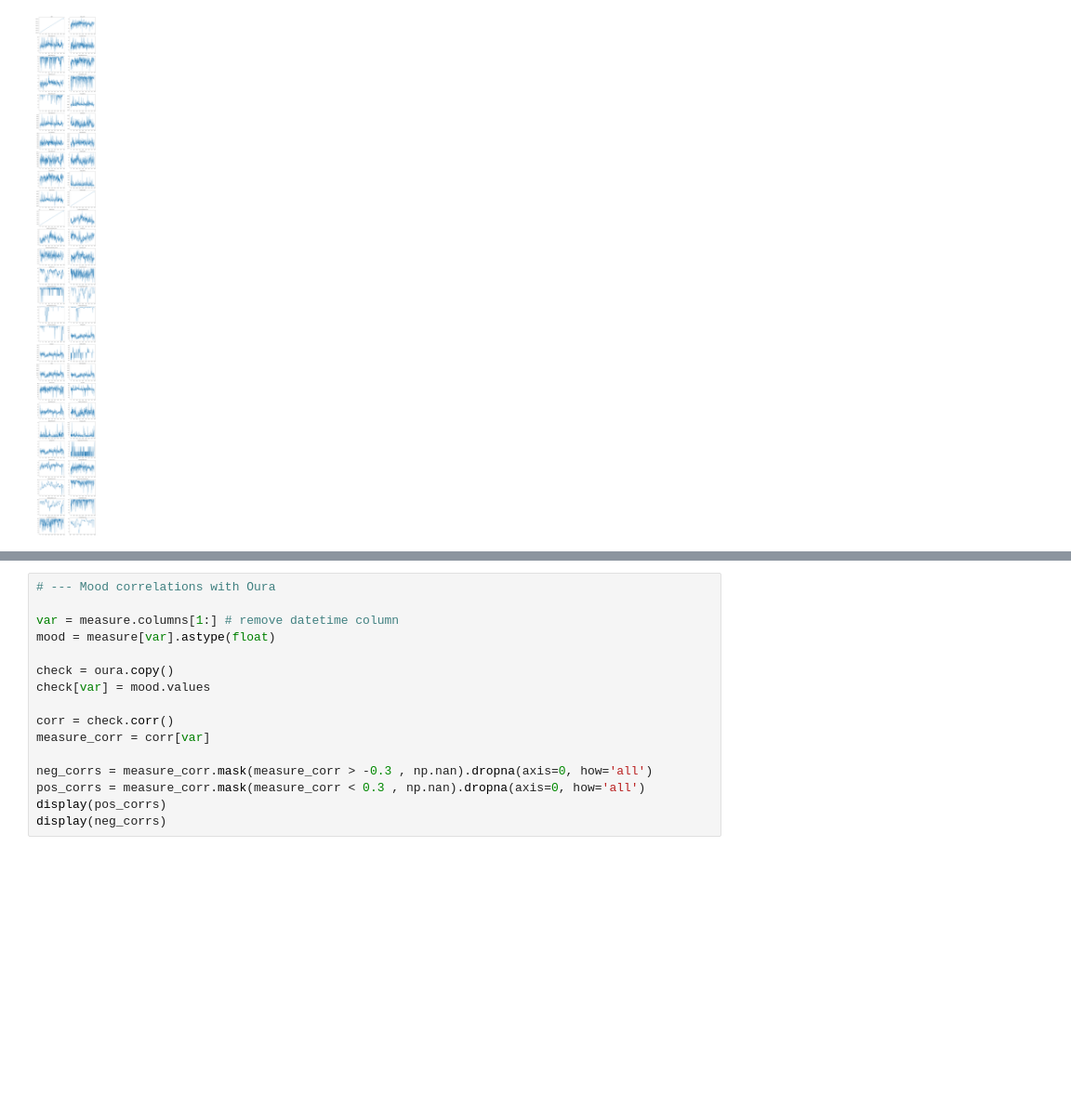
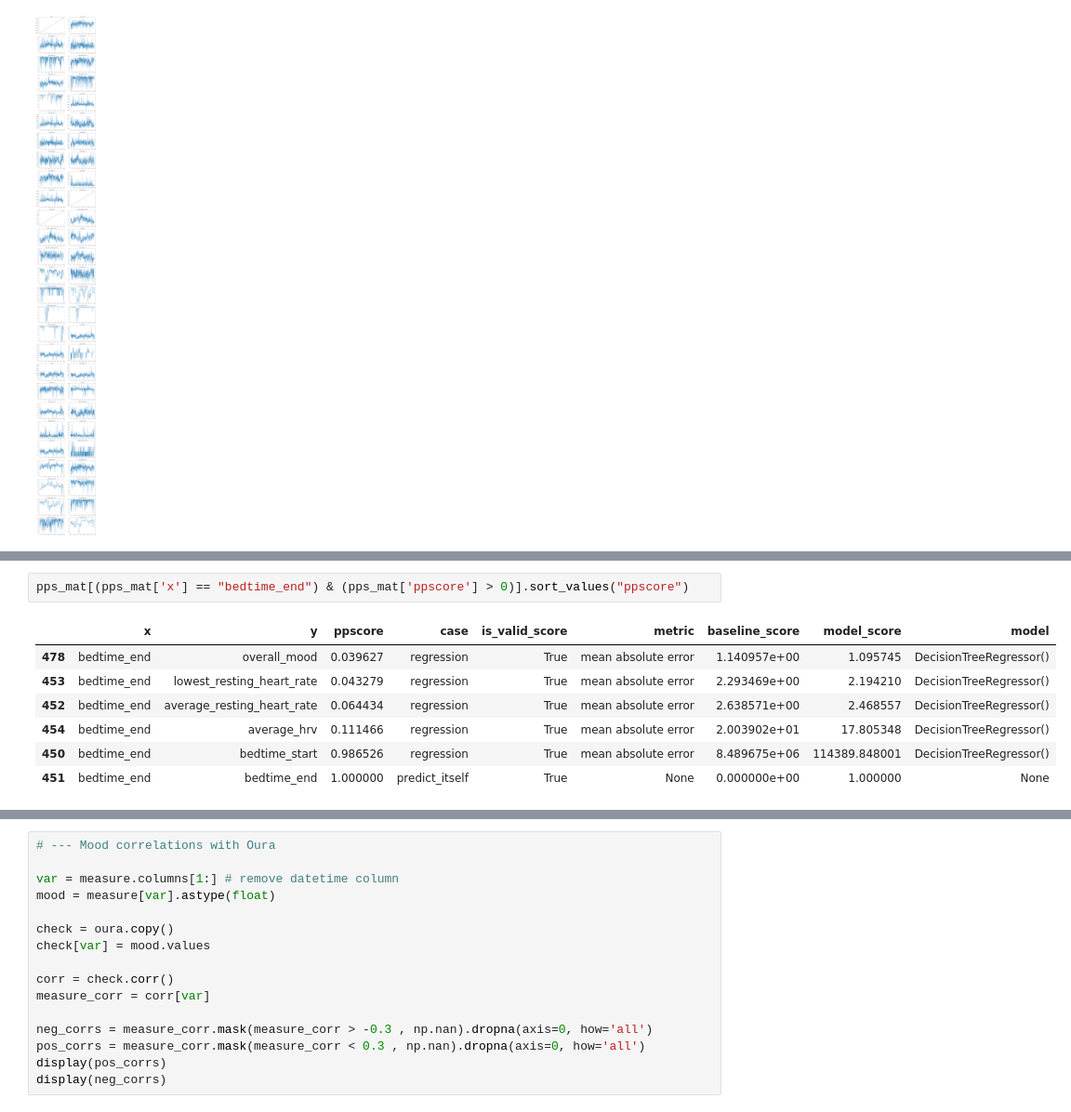
Before and after one commit to jthk1618/coffee-hypothesis, a Jupyter notebook: oura_data_analysis.ipynb, the cells around one changed output, grey strips where cells are left out. Shown at 93% size. Drawn from its saved outputs; the diff is of its cells as text; blank space fills up the shorter version.

```diff
--- a/oura_data_analysis.ipynb
+++ b/oura_data_analysis.ipynb
@@ -358,0 +447,10 @@ sns.heatmap(corr, annot=False, mask = mask, cmap=cmap);
+# %%
+pps_mat[(pps_mat['x'] == "bedtime_end") & (pps_mat['ppscore'] > 0)].sort_values("ppscore")
+# %% [output]
+|  | x | y | ppscore | case | is_valid_score | metric | baseline_score | model_score | model |
+| 478 | bedtime_end | overall_mood | 0.039627 | regression | True | mean absolute error | 1.140957e+00 | 1.095745 | DecisionTreeRegressor() |
+| 453 | bedtime_end | lowest_resting_heart_rate | 0.043279 | regression | True | mean absolute error | 2.293469e+00 | 2.194210 | DecisionTreeRegressor() |
+| 452 | bedtime_end | average_resting_heart_rate | 0.064434 | regression | True | mean absolute error | 2.638571e+00 | 2.468557 | DecisionTreeRegressor() |
+| 454 | bedtime_end | average_hrv | 0.111466 | regression | True | mean absolute error | 2.003902e+01 | 17.805348 | DecisionTreeRegressor() |
+| 450 | bedtime_end | bedtime_start | 0.986526 | regression | True | mean absolute error | 8.489675e+06 | 114389.848001 | DecisionTreeRegressor() |
+| 451 | bedtime_end | bedtime_end | 1.000000 | predict_itself | True | None | 0.000000e+00 | 1.000000 | None |
```
Also changed, not shown: parts of 15 cells of this notebook, 2 other files.
